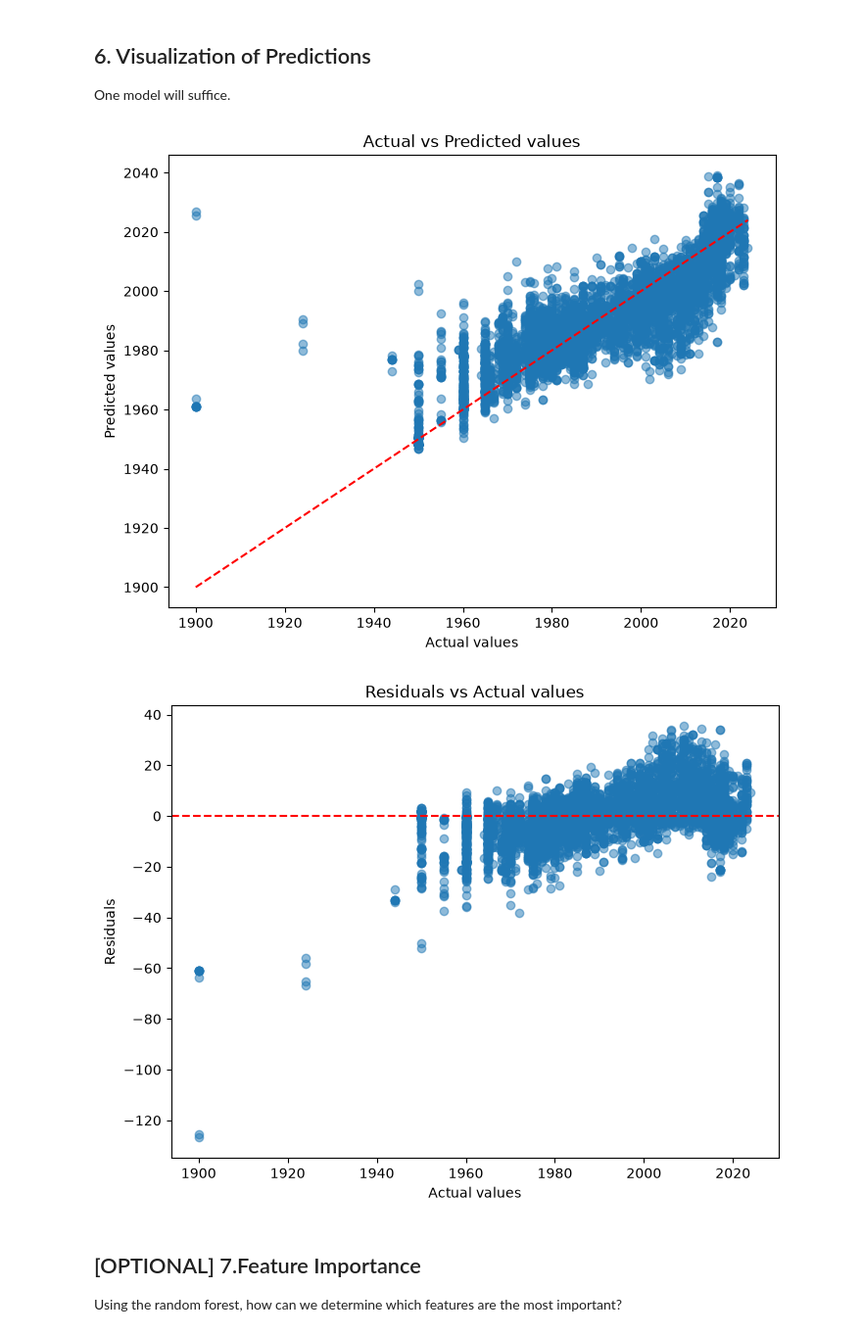
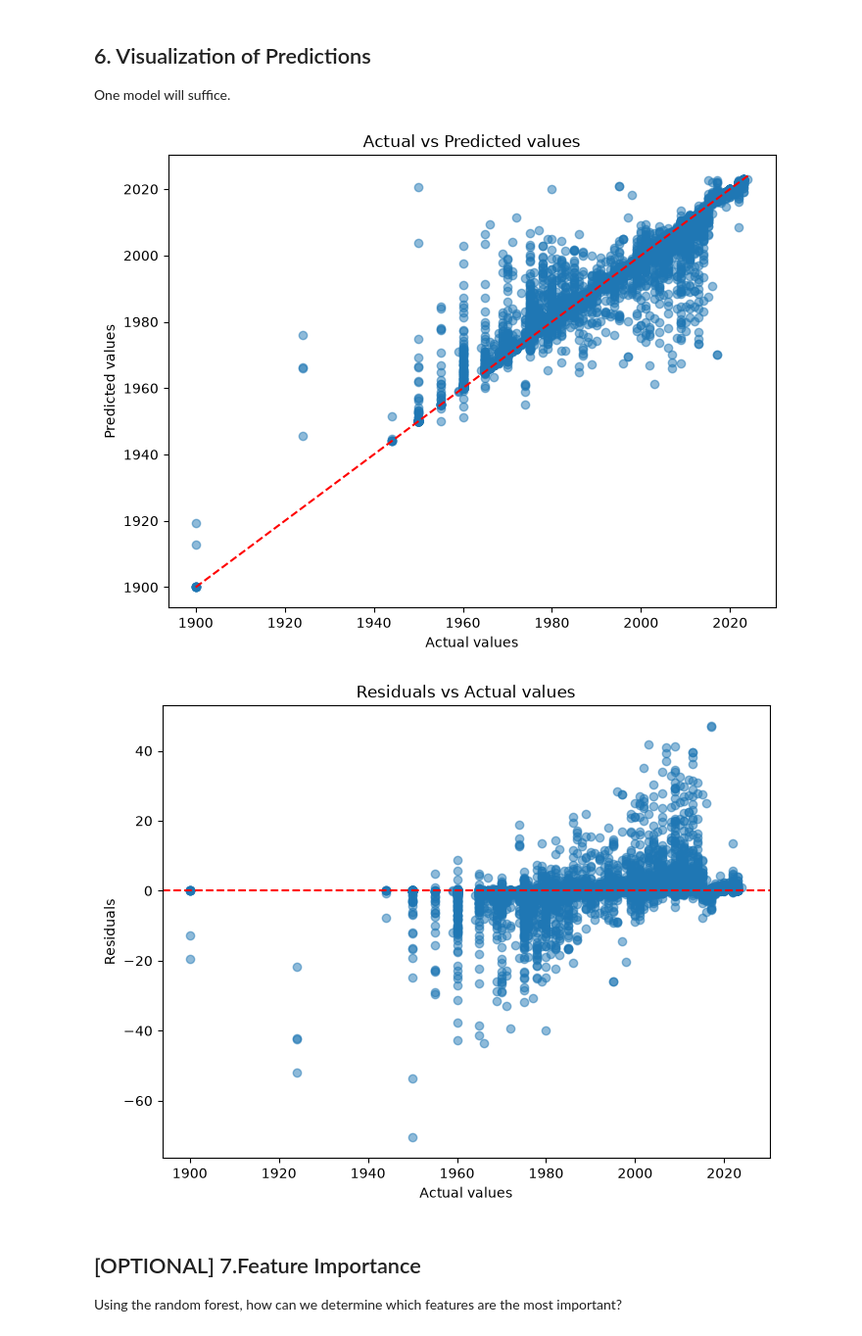
Before and after one commit to laumxt/ML-1, a Jupyter notebook: Notebooks/ML12_GridSearch_RandomForest_Eng_Alexia.ipynb, the cells around one changed output. Shown at 98% size. Cells and saved outputs as stored; diff of their text form; code cells hidden in the pictures.

```diff
--- a/Notebooks/ML12_GridSearch_RandomForest_Eng_Alexia.ipynb
+++ b/Notebooks/ML12_GridSearch_RandomForest_Eng_Alexia.ipynb
@@ -331,10 +389,14 @@ Percentage improvement: -90.14%
 # %%
+# Best parameters found: {'regression__max_depth': 29, 'regression__min_samples_leaf': 3,
+# 'regression__n_estimators': 267, 'regression__random_state': 42}
+
 # tuning the randomforest on the whole test set with best hyperparameters
 from sklearn.ensemble import RandomForestRegressor
 
 model_rf = Pipeline([
     ('preprocessor', preprocessor),
-    ('regression', RandomForestRegressor(**best_params_rf))
+    ('regression', RandomForestRegressor(max_depth=30, min_samples_leaf=3,
+                                         n_estimators=250, random_state=42))
 ])
 model_rf.fit(X_train, y_train)
 y_pred_train = model_rf.predict(X_train)
@@ -364,22 +418,29 @@ Best model:
 from sklearn.ensemble import RandomForestRegressor
 from sklearn.model_selection import cross_validate
 from sklearn.tree import DecisionTreeRegressor
+from sklearn.pipeline import Pipeline
+from sklearn.linear_model import LinearRegression, Lasso
 import numpy as np
+
+model_linear = Pipeline([
+    ('preprocessor', preprocessor),
+    ('regression', LinearRegression())
+])
 
 model_lasso = Pipeline([
     ('preprocessor', preprocessor),
-    ('regression', Lasso(**lasso_best.get_params()['regression']))
+    ('regression', Lasso(alpha=0.1))
+])
+
+model_decision_tree = Pipeline([
+    ('preprocessor', preprocessor),
+    ('regression', DecisionTreeRegressor())
 ])
 
 model_random_forest = Pipeline([
     ('preprocessor', preprocessor),
-    ('regression', RandomForestRegressor(**random_forest_best.get_params()['regression']))
+    ('regression', RandomForestRegressor())
 ])
-
-# model_decision_tree = Pipeline([
-#     ('preprocessor', preprocessor),
-#     ('regression', DecisionTreeRegressor())
-# ])
 
 scoring = {
     'rmse': 'neg_root_mean_squared_error',
@@ -391,8 +452,9 @@ scoring = {
 models = {
     'LinearRegression': model_linear,
     'Lasso': model_lasso,
+    'DecisionTree': model_decision_tree,
     'RandomForest': model_random_forest,
-    #'DecisionTree': model_decision_tree
+
 }
 
 for name, model in models.items():
@@ -520,39 +548,37 @@ R² max : 0.739
 ## 6. Visualization of Predictions
 One model will suffice.
 # %%
-model = model_lasso
-
-model.fit(X_train, y_train)
+model = model_random_forest
 
 y_pred_train = model.predict(X_train)
 y_pred_test = model.predict(X_test)
 
 # Visualisation of predictions.
 
 plt.figure(figsize=(8, 6))
 
 plt.scatter(y_test, y_pred_test, alpha=0.5)
 
 # Línea de predicción perfecta
 plt.plot([y_test.min(), y_test.max()],[y_test.min(), y_test.max()], 'r--')
 
 plt.xlabel('Actual values')
 plt.ylabel('Predicted values')
 plt.title('Actual vs Predicted values')
 plt.show()
 
 # Visualisation of residuals.
 residuals = y_test - y_pred_test
 plt.figure(figsize=(8, 6))
 plt.scatter(y_test, residuals, alpha=0.5)
 plt.axhline(y=0, color='r', linestyle='--')
 plt.xlabel('Actual values')
 plt.ylabel('Residuals')
 plt.title('Residuals vs Actual values')
 plt.show()
 # %% [output]
-[figure, old version]
+[figure, new version]
-[figure, old version]
+[figure, new version]
 # %% [markdown]
 ## [OPTIONAL] 7.Feature Importance
 
```
Also changed, not shown: parts of 24 cells of this notebook.
